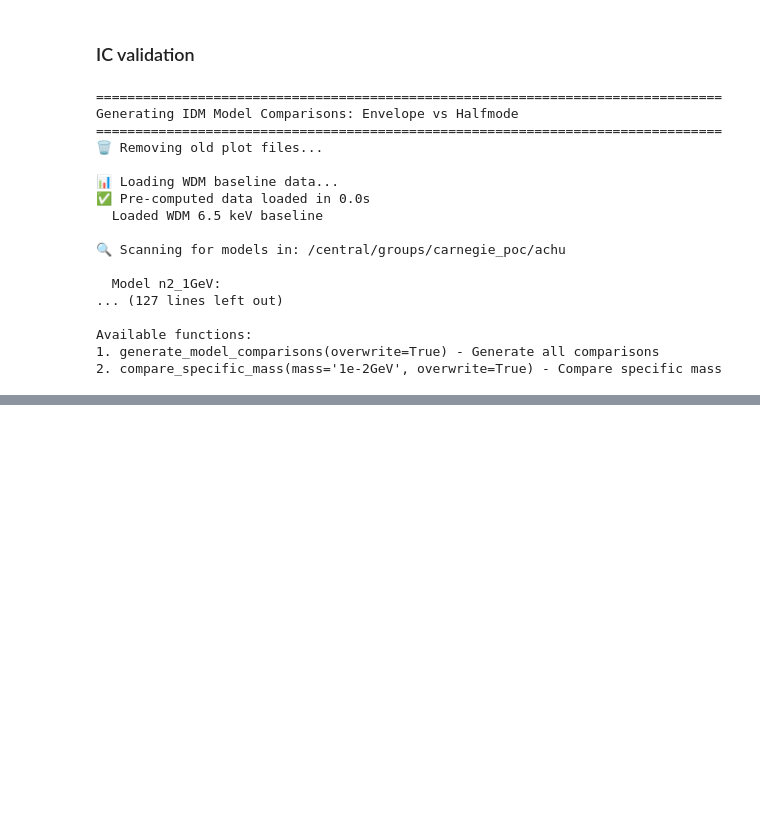
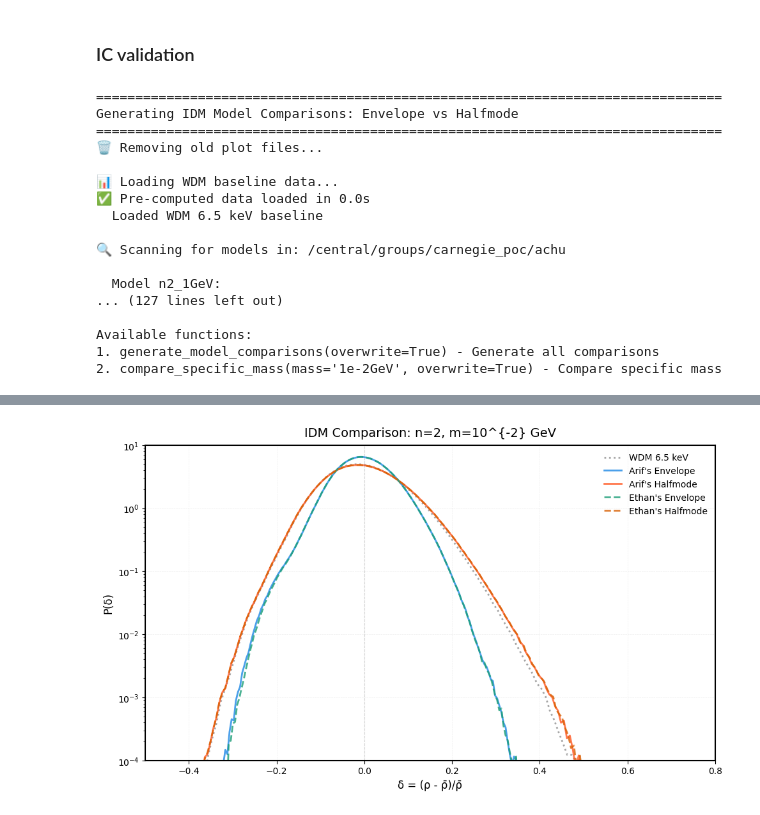
Before and after one commit to chu-space/Pk_MilkyWay, a Jupyter notebook: beyond-CDM-ics-arif.ipynb, the cells around one changed output, grey strips where cells are left out. Saved outputs shown, nothing was run; the diff lists cells and outputs as text; code cells hidden in the pictures; blank space fills up the shorter version.

Commit message:
MUSIC ICs matching w/ reference work

```diff
--- a/beyond-CDM-ics-arif.ipynb
+++ b/beyond-CDM-ics-arif.ipynb
@@ -615,6 +615,9 @@ Available functions:
 2. compare_specific_mass(mass='1e-2GeV', overwrite=True) - Compare specific mass
 # %%
 import numpy as np
+import matplotlib
+# If you get a display error on the cluster, uncomment the line below to run in "headless" mode
+# matplotlib.use('Agg')
 import matplotlib.pyplot as plt
 import os
 import pickle
@@ -636,12 +639,12 @@ plt.rcParams.update({
 C_WDM = 'gray'
 C_ENVELOPE_REF = '#1b9e77'  # Green for Ethan's envelope
 C_HALFMODE_REF = '#d95f02'  # Orange for Ethan's halfmode
-C_ENVELOPE_USER = '#1E88E5'  # Blue for your envelope/middle
-C_HALFMODE_USER = '#FF5722'  # Orange-red for your halfmode
+C_ENVELOPE_USER = '#1E88E5'  # Blue for Arif's envelope
+C_HALFMODE_USER = '#FF5722'  # Orange-red for Arif's halfmode
 
 # Paths
 BASE_PATH_USER = "/resnick/groups/carnegie_poc/achu"
-BASE_PATH_ETHAN = "/central/groups/carnegie_poc/enadler/ncdm_resims/Halo004"
+BASE_PATH_ETHAN = "/resnick/groups/carnegie_poc/enadler/ncdm_resims/Halo004"
 
 def load_ic_data(ic_path):
     """Load density data from IC file"""
@@ -697,10 +700,11 @@ def create_comparison_figure(n, mass_id, mass_label):
     # Prepare paths
     model_id = f"n{n}_{mass_id}"
 
-    # Your models
-    user_mid_path = find_ic_file(os.path.join(BASE_PATH_USER, f"n{n}_{mass_id}_middle_fixed"))
+    # Your models (Halfmode and Envelope)
+    user_hm_path = find_ic_file(os.path.join(BASE_PATH_USER, f"n{n}_{mass_id}_halfmode_fixed"))
+    user_env_path = find_ic_file(os.path.join(BASE_PATH_USER, f"n{n}_{mass_id}_envelope_fixed"))
 
-    # Ethan's references for n=2:
+    # Ethan's references
     if n == 2:
         ethan_env_path = os.path.join(BASE_PATH_ETHAN, f"idm_n{n}_{mass_id}_envelope", "ic", "ic_gadget_dist")
         ethan_hm_path = os.path.join(BASE_PATH_ETHAN, f"idm_n{n}_{mass_id}_halfmode", "ic", "ic_gadget_dist")
@@ -715,23 +719,31 @@ def create_comparison_figure(n, mass_id, mass_label):
 
     paths_to_load = []
 
-    if user_mid_path and os.path.exists(user_mid_path):
-        print(f"✅ Your middle: {user_mid_path}")
-        paths_to_load.append(("Arif's Middle", user_mid_path, C_ENVELOPE_USER, '-'))
+    # Load User Models (Solid Lines)
+    if user_env_path and os.path.exists(user_env_path):
+        print(f"Your envelope: {user_env_path}")
+        paths_to_load.append(("Arif's Envelope", user_env_path, C_ENVELOPE_USER, '-'))
     else:
-        print(f"❌ Your middle not found")
+        print(f"Your envelope not found")
 
+    if user_hm_path and os.path.exists(user_hm_path):
+        print(f"Your halfmode: {user_hm_path}")
+        paths_to_load.append(("Arif's Halfmode", user_hm_path, C_HALFMODE_USER, '-'))
+    else:
+        print(f"Your halfmode not found")
+
+    # Load Reference Models (Dashed Lines)
     if os.path.exists(ethan_env_path):
-        print(f"✅ Ethan's envelope: {ethan_env_path}")
+        print(f"Ethan's envelope: {ethan_env_path}")
         paths_to_load.append(("Ethan's Envelope", ethan_env_path, C_ENVELOPE_REF, '--'))
     else:
-        print(f"❌ Ethan's envelope not found")
+        print(f"Ethan's envelope not found")
 
     if os.path.exists(ethan_hm_path):
-        print(f"✅ Ethan's halfmode: {ethan_hm_path}")
+        print(f"Ethan's halfmode: {ethan_hm_path}")
         paths_to_load.append(("Ethan's Halfmode", ethan_hm_path, C_HALFMODE_REF, '--'))
     else:
-        print(f"❌ Ethan's halfmode not found")
+        print(f"Ethan's halfmode not found")
 
     # Load WDM baseline
     x_wdm, p_wdm = None, None
@@ -743,9 +755,9 @@ def create_comparison_figure(n, mass_id, mass_label):
             counts, edges = delta_hist
             x_wdm = 0.5 * (edges[1:] + edges[:-1])
             p_wdm = counts / np.trapz(counts, x_wdm)
-            print("✅ Loaded WDM baseline")
+            print("Loaded WDM baseline")
     except:
-        print("❌ Could not load WDM baseline")
+        print("Could not load WDM baseline")
 
     # Create figure
     fig, ax = plt.subplots(figsize=(10, 6))
@@ -759,7 +771,7 @@ def create_comparison_figure(n, mass_id, mass_label):
         x, p = load_ic_data(path)
         if x is not None and p is not None:
             ax.plot(x, p, color=color, ls=linestyle, lw=2, alpha=0.8, label=label)
-            print(f"📊 Loaded {label}: {len(x)} points")
+            print(f"Loaded {label}: {len(x)} points")
 
     # Format plot
     ax.axvline(0, color='gray', ls='--', alpha=0.3, lw=0.8)
@@ -776,31 +788,30 @@ def create_comparison_figure(n, mass_id, mass_label):
 
     plt.tight_layout()
 
-    # Show the figure
-    plt.show()
-
-    # Save the figure
+    # Save the figure FIRST (so it writes to disk even if plt.show() crashes)
     save_name = f"comparison_n{n}_{mass_id}.pdf"
     plt.savefig(save_name, dpi=150, bbox_inches='tight')
     print(f"💾 Saved: {save_name}")
+
+    # Then try to show it (works in Jupyter or if X11 forwarding is on)
+    try:
+        plt.show()
+    except Exception as e:
+        print("Could not display plot interactively (this is normal on headless clusters).")
 
     return fig
 
 def show_all_comparisons():
     """Show and save all comparison figures"""
 
-    # Define models to show
+    # Define models to show (Filtered to just 1e-2GeV)
     models = [
-        {'n': 2, 'mass_id': '1e-4GeV', 'mass_label': '10^{-4} GeV'},
         {'n': 2, 'mass_id': '1e-2GeV', 'mass_label': '10^{-2} GeV'},
-        {'n': 2, 'mass_id': '1GeV', 'mass_label': '1 GeV'},
-        {'n': 4, 'mass_id': '1e-4GeV', 'mass_label': '10^{-4} GeV'},
         {'n': 4, 'mass_id': '1e-2GeV', 'mass_label': '10^{-2} GeV'},
-        {'n': 4, 'mass_id': '1GeV', 'mass_label': '1 GeV'},
     ]
 
     print("=" * 80)
-    print("SHOWING ALL COMPARISON FIGURES")
+    print("GENERATING COMPARISON FIGURES (1e-2 GeV only)")
     print("=" * 80)
 
     figures = []
@@ -815,33 +826,13 @@ def show_all_comparisons():
         plt.close(fig)  # Close figure to free memory
 
     print("\n" + "=" * 80)
-    print("COMPLETE!")
+    print("COMPLETE! Check your current directory for the PDF files.")
     print("=" * 80)
 
     return figures
 
-# Quick function to show specific comparison
-def show_specific_comparison(n=2, mass='1e-2GeV'):
-    """Show a specific comparison figure"""
-
-    mass_labels = {
-        '1e-4GeV': '10^{-4} GeV',
-        '1e-2GeV': '10^{-2} GeV',
-        '1GeV': '1 GeV'
-    }
-
-    mass_label = mass_labels.get(mass, mass)
-
-    fig = create_comparison_figure(n, mass, mass_label)
-    return fig
-
-# --- Run in Jupyter ---
+# --- Run the Script ---
 if __name__ == "__main__":
-    print("Ready to show comparison figures!")
-    print("\nAvailable functions:")
-    print("1. show_all_comparisons() - Show and save all comparisons")
-    print("2. show_specific_comparison(n=2, mass='1e-2GeV') - Show specific comparison")
-    print("\nExample usage:")
-    print("  figures = show_all_comparisons()")
-    print("  fig = show_specific_comparison(n=2, mass='1e-2GeV')")
+    # This automatically executes the generation of all plots
+    show_all_comparisons()
 # %% [output]
@@ -856,0 +856 @@ Example usage:
+[figure, added]
```
Also changed, not shown: parts of 4 cells of this notebook, 28 other files.
